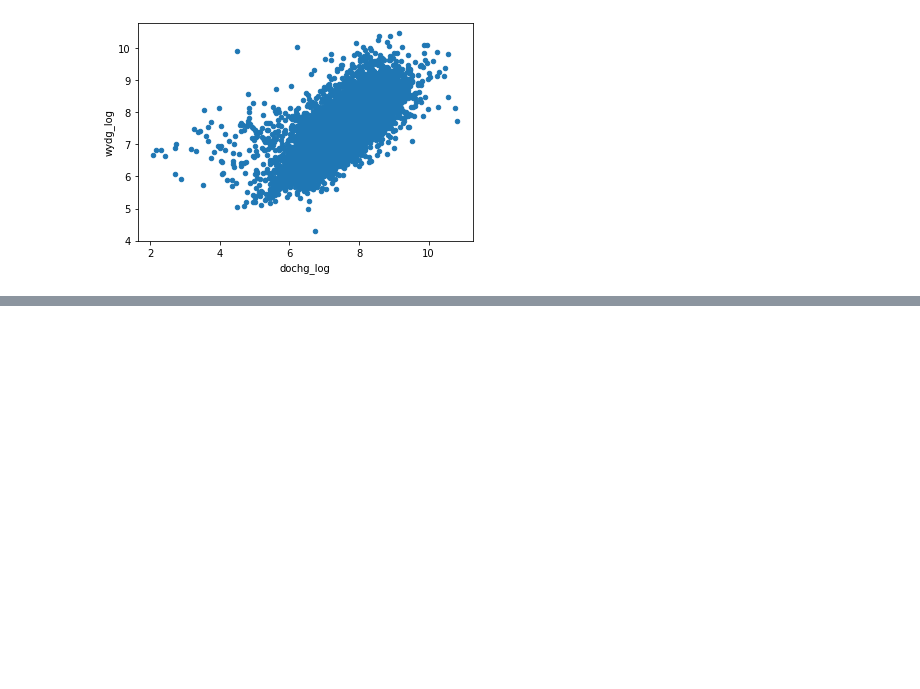
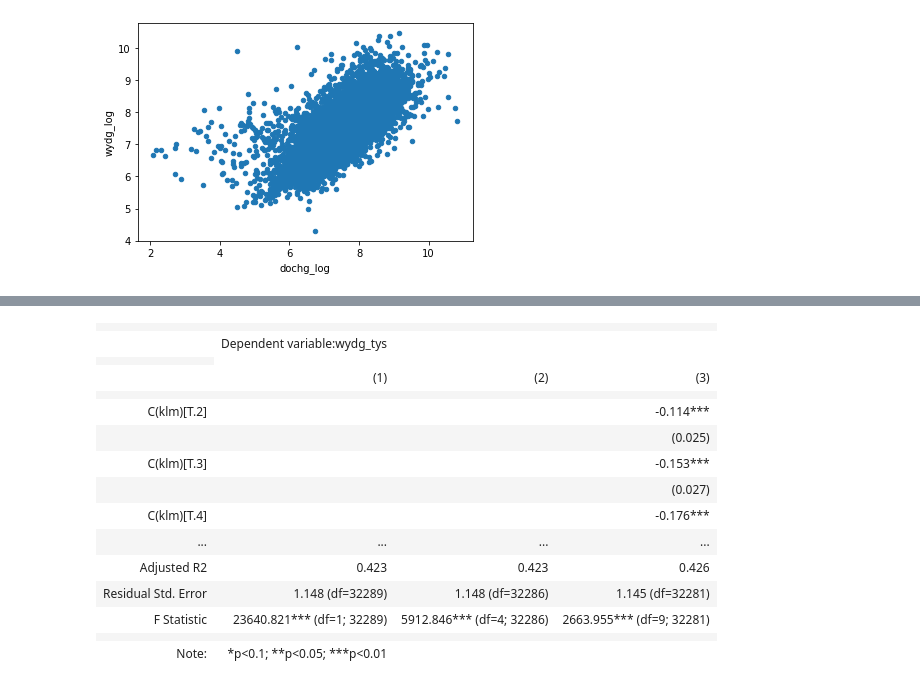
Before and after one commit to DepartmentOfStatisticsPUE/air-2021, a Jupyter notebook: notebooks/7_regresja_liniowa.ipynb, the cells around one changed output, grey strips where cells are left out. Drawn from its saved outputs; the diff is of its cells as text; code cells hidden in the pictures; blank space fills up the shorter version.

```diff
--- a/notebooks/7_regresja_liniowa.ipynb
+++ b/notebooks/7_regresja_liniowa.ipynb
@@ -172,0 +256,4 @@ gosp_model.plot.scatter(x = "dochg_log", y = "wydg_log")
+# %%
+gosp_model["budynek"] = gosp_model.d32.astype('category')
+model4 = smf.ols(formula = "wydg_tys ~ budynek + dochg_tys", data = gosp_model).fit().summary()
+print(model4)
@@ -172,0 +303,10 @@ gosp_model.plot.scatter(x = "dochg_log", y = "wydg_log")
+# %%
+gosp_model["miejsce"] = gosp_model["klm"].astype('category')
+mod1 = smf.ols(formula = "wydg_tys ~ dochg_tys", data = gosp_model).fit()
+mod2 = smf.ols(formula = "wydg_tys ~ dochg_tys + budynek", data = gosp_model).fit()
+mod3 = smf.ols(formula = "wydg_tys ~ dochg_tys + budynek + miejsce", data = gosp_model).fit()
+
+porownanie = summary_col(results = [mod1, mod2, mod3],
+                         model_names= ["model1", "model2", "model3"],
+                         regressor_order = ["Intercept", "dochg_tys", "budynek", "miejsce"])
+print(porownanie)
@@ -172,0 +331,20 @@ gosp_model.plot.scatter(x = "dochg_log", y = "wydg_log")
+# %%
+porownanie = Stargazer(models = [mod1, mod2, mod3])
+porownanie
+# %% [output]
+|  |  |  |  |
+|  | Dependent variable:wydg_tys |  |  |
+|  |
+|  | (1) | (2) | (3) |
+|  |  |  |  |
+| C(klm)[T.2] |  |  | -0.114*** |
+|  |  |  | (0.025) |
+| C(klm)[T.3] |  |  | -0.153*** |
+|  |  |  | (0.027) |
+| C(klm)[T.4] |  |  | -0.176*** |
+| ... | ... | ... | ... |
+| Adjusted R2 | 0.423 | 0.423 | 0.426 |
+| Residual Std. Error | 1.148 (df=32289) | 1.148 (df=32286) | 1.145 (df=32281) |
+| F Statistic | 23640.821*** (df=1; 32289) | 5912.846*** (df=4; 32286) | 2663.955*** (df=9; 32281) |
+|  |  |  |  |
+| Note: | *p<0.1; **p<0.05; ***p<0.01 |  |  |
```
Also changed, not shown: parts of 15 cells of this notebook, 4 other files.
